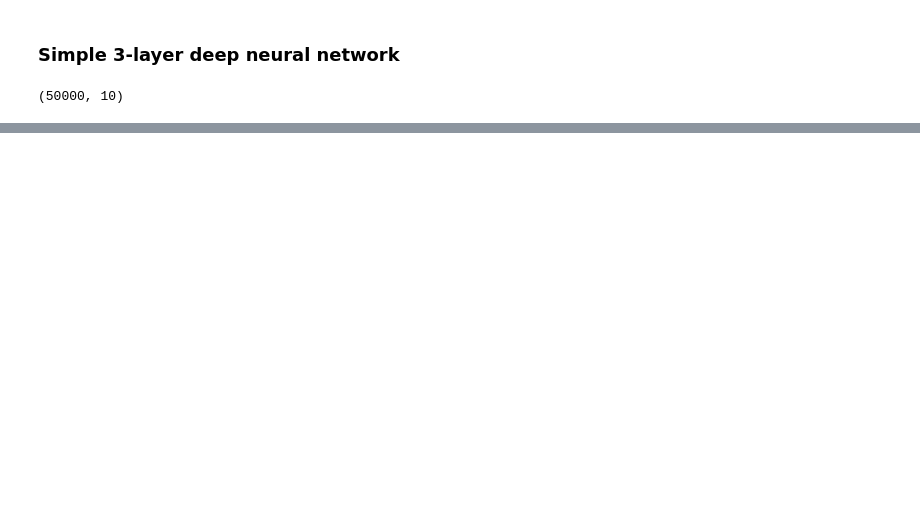
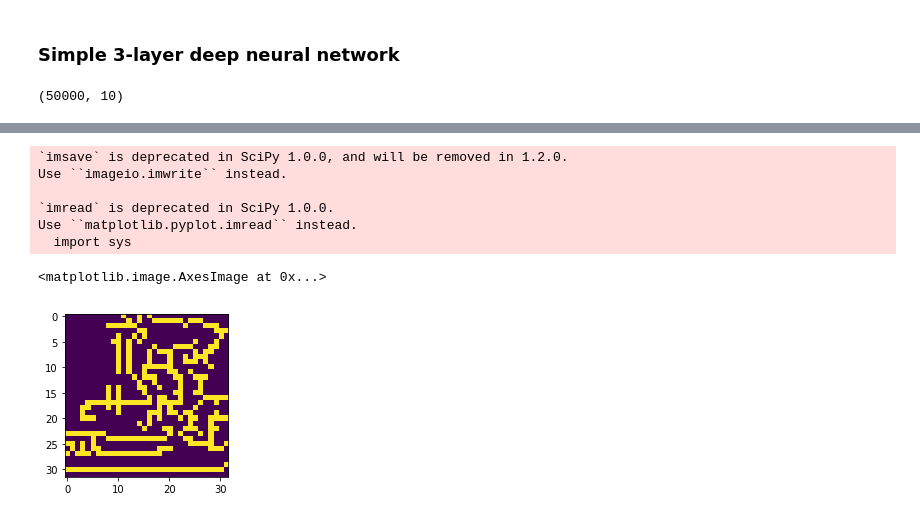
Before and after one commit to adrianmrozo/nn_CIFAR10, a Jupyter notebook: dnn.ipynb, the cells around one changed output, grey strips where cells are left out. Drawn from its saved outputs; the diff is of its cells as text; code cells hidden in the pictures; blank space fills up the shorter version.

```diff
--- a/dnn.ipynb
+++ b/dnn.ipynb
@@ -221,0 +221,23 @@ Accuracy: 0.2557
+# %%
+arr = tr_x[50]
+R = (arr[0:1024].reshape(32,32)/255.0).astype(np.float)
+G = (arr[1024:2048].reshape(32,32)/255.0).astype(np.float)
+B = (arr[2048:].reshape(32,32)/255.0).astype(np.float)
+img = np.dstack((R,G,B))
+misc.imsave('fileName.jpg',img)
+image = ndimage.imread('fileName.jpg',0)
+edges = cv2.Canny(image,0,256)
+# %% [output]
+`imsave` is deprecated in SciPy 1.0.0, and will be removed in 1.2.0.
+Use ``imageio.imwrite`` instead.
+
+`imread` is deprecated in SciPy 1.0.0.
+Use ``matplotlib.pyplot.imread`` instead.
+  import sys
+# %%
+fig = plt.figure(figsize=(3,3))
+ax = fig.add_subplot(111)
+ax.imshow(edges)
+# %% [output]
+<matplotlib.image.AxesImage at 0x...>
+[figure, added]
```
Also changed, not shown: parts of 8 cells of this notebook.
